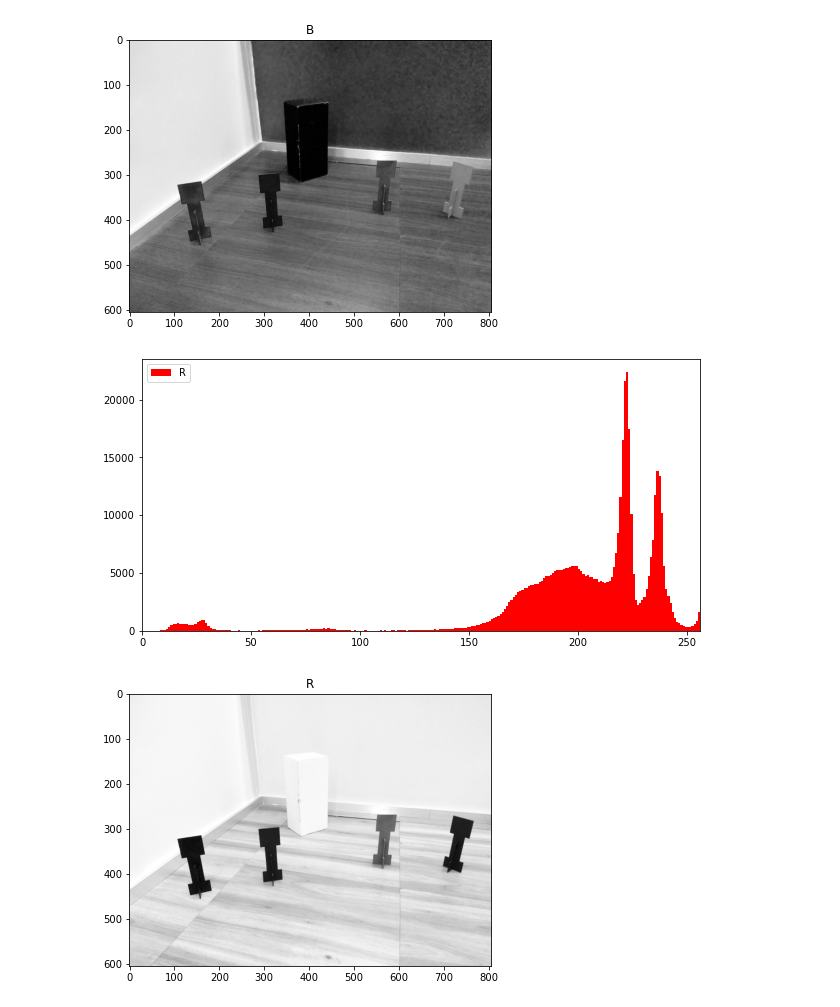
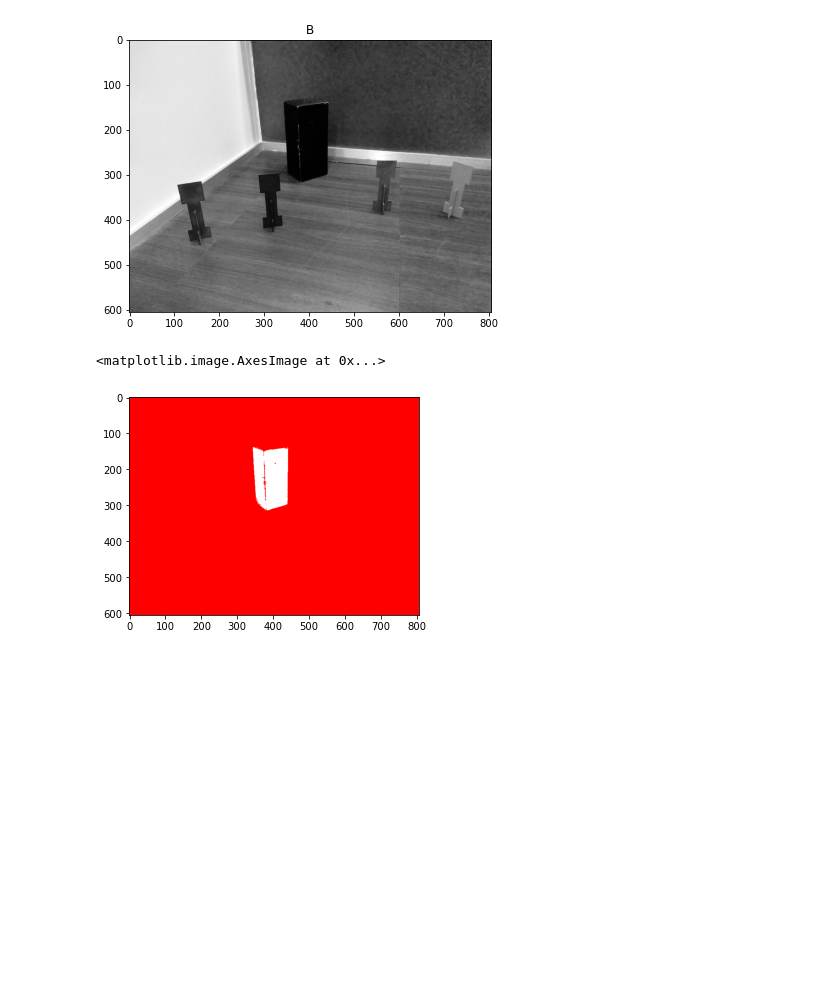
Before and after one commit to Kcpf/robot21.1, a Jupyter notebook: aula01/Atividade1_Visao.ipynb, the cells around one changed output. Saved outputs shown, nothing was run; the diff lists cells and outputs as text; code cells hidden in the pictures; blank space fills up the shorter version.

```diff
--- a/aula01/Atividade1_Visao.ipynb
+++ b/aula01/Atividade1_Visao.ipynb
@@ -148,9 +148,12 @@ plot_hists(cena, plt)
 [figure]
 [figure]
 [figure]
-# %%
-img_h = cena[:,:,0]
-histo_plot(img_h, "r","R", plt);
-# %% [output]
-[figure, removed]
-[figure, removed]
+# %%
+box_img = cena.copy()
+box_img[box_img[:,:,0] <= 210] = [255, 0, 0]
+box_img[box_img[:,:,2] >= 15] = [255, 0, 0]
+box_img[box_img[:,:,0] < 255] = [255, 255, 255]
+plt.imshow(box_img)
+# %% [output]
+<matplotlib.image.AxesImage at 0x...>
+[figure, added]
```
Also changed, not shown: parts of 12 cells of this notebook, 3 other files.
